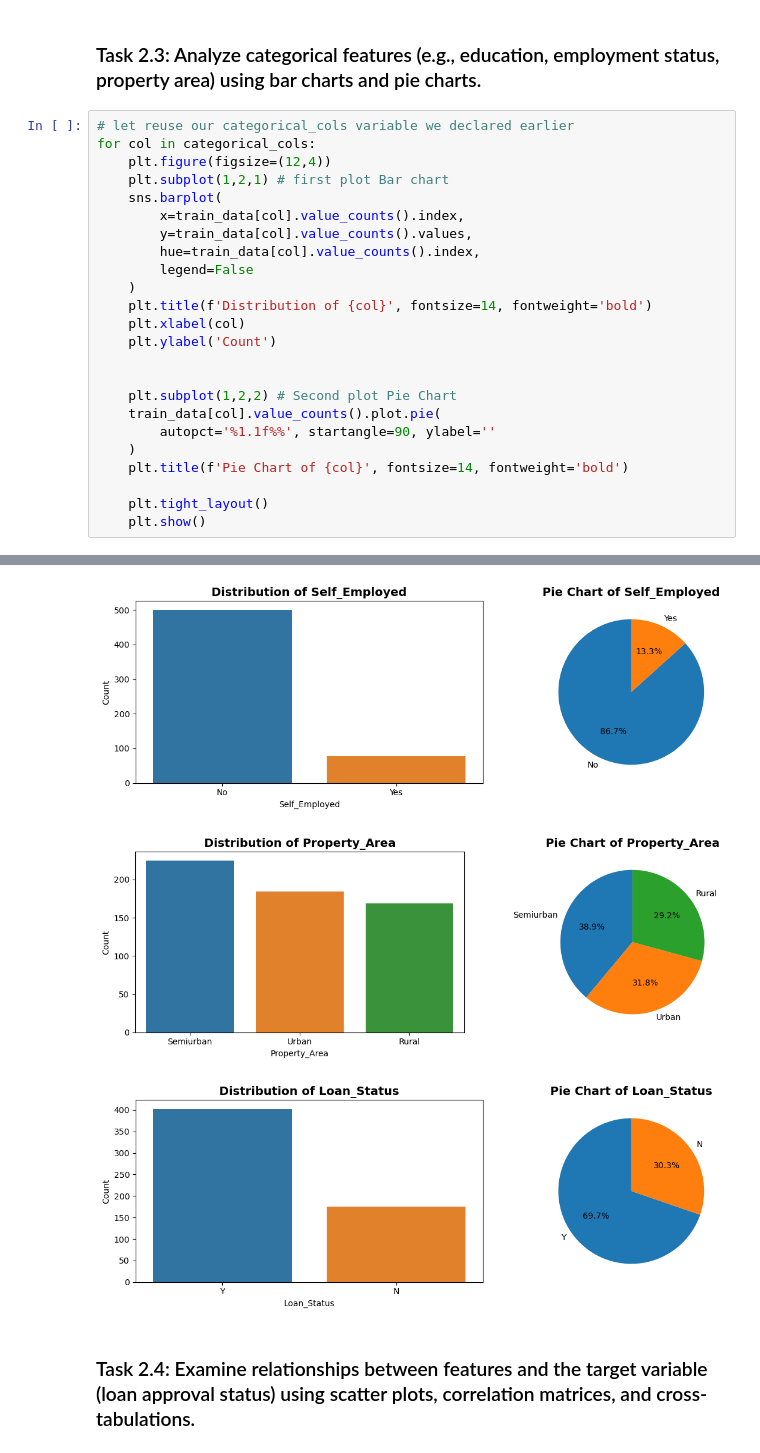
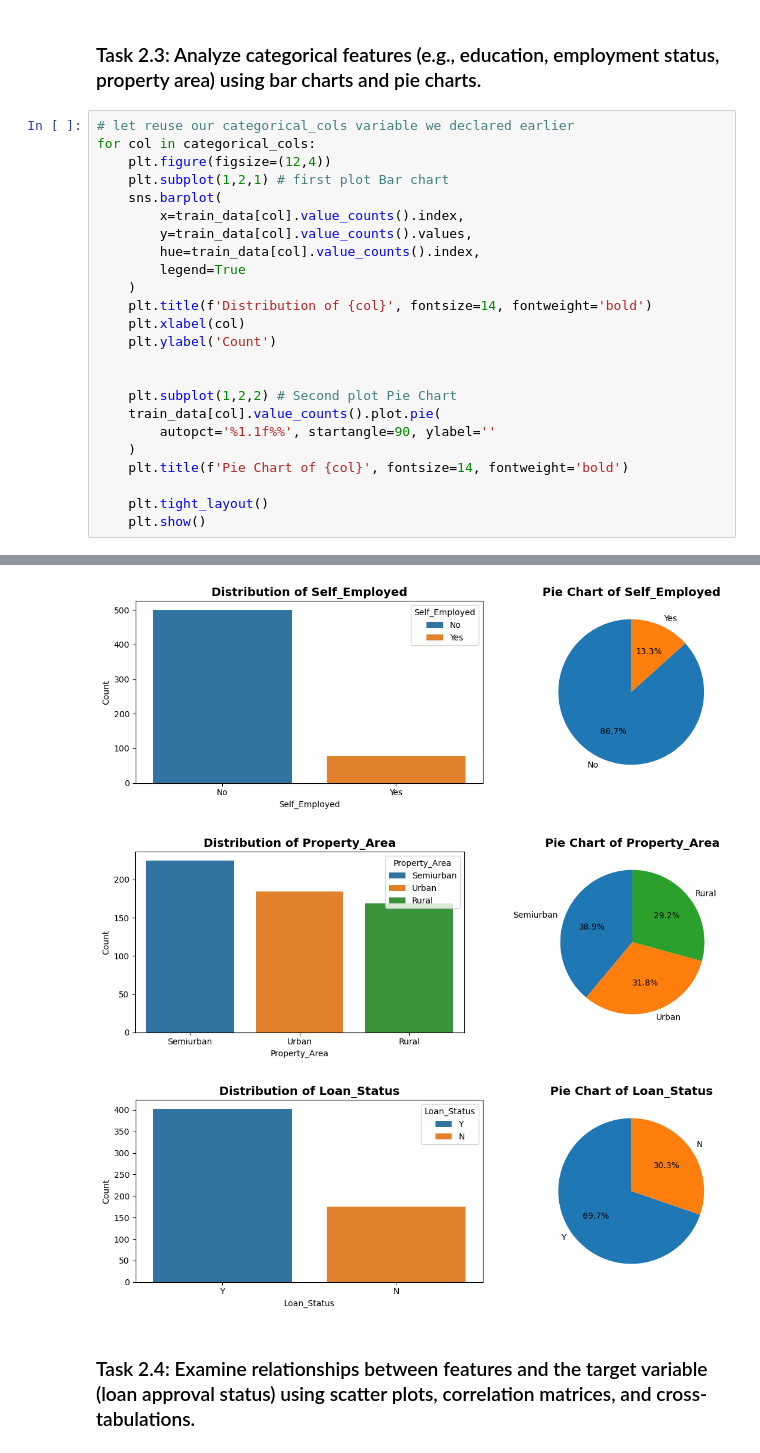
Before and after one commit to Olasquare043/EDA-on-Home-Loan-dataset, a Jupyter notebook: EDA on Home Loan.ipynb, the cells around one changed output, grey strips where cells are left out. Cells and saved outputs as stored; diff of their text form.

```diff
--- a/EDA on Home Loan.ipynb
+++ b/EDA on Home Loan.ipynb
@@ -507,7 +507,7 @@ for col in categorical_cols:
         x=train_data[col].value_counts().index,
         y=train_data[col].value_counts().values,
         hue=train_data[col].value_counts().index,
-        legend=False
+        legend=True
     )
     plt.title(f'Distribution of {col}', fontsize=14, fontweight='bold')
     plt.xlabel(col)
@@ -529,6 +529,6 @@ for col in categorical_cols:
-[figure, old version]
+[figure, new version]
-[figure, old version]
+[figure, new version]
-[figure, old version]
+[figure, new version]
 # %% [markdown]
 ### Task 2.4: Examine relationships between features and the target variable (loan approval status) using scatter plots, correlation matrices, and cross-tabulations.
 # %% [markdown]
```
Also changed, not shown: parts of 9 cells of this notebook, 3 other files.
